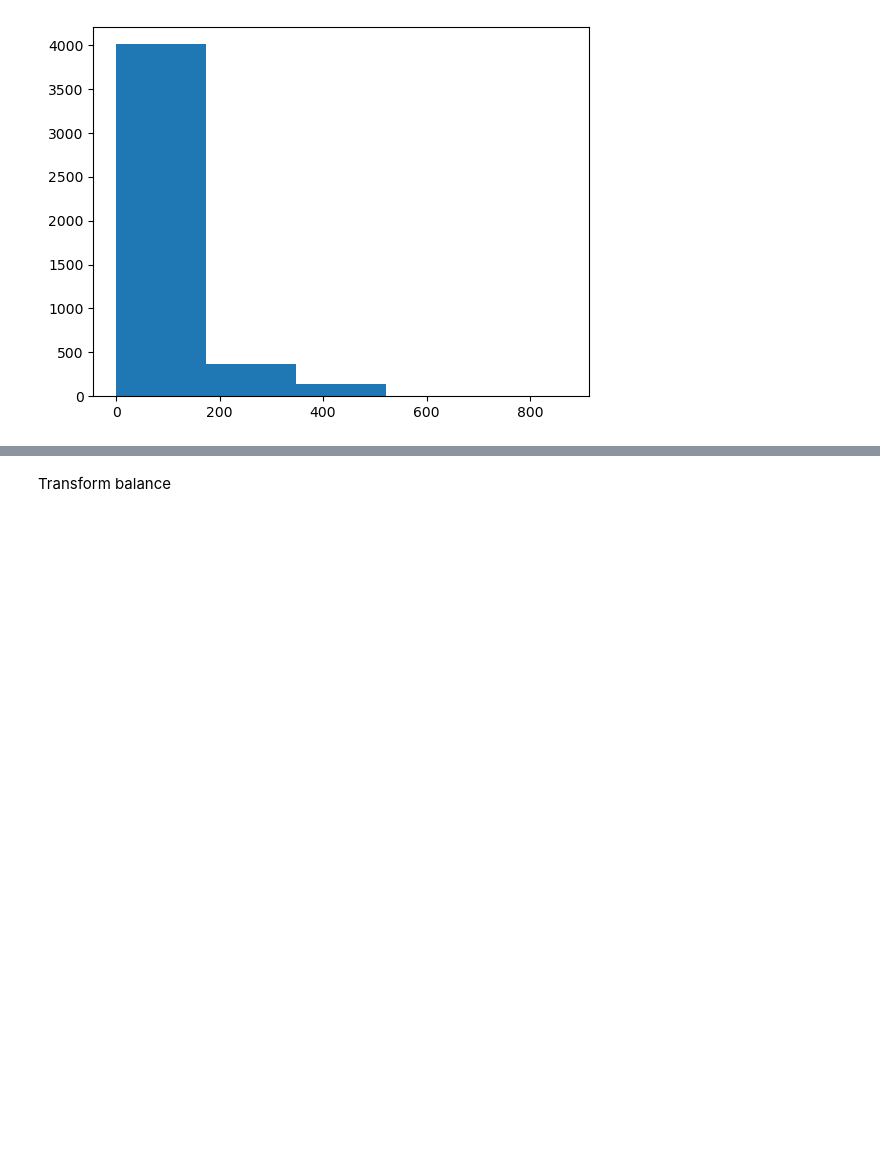
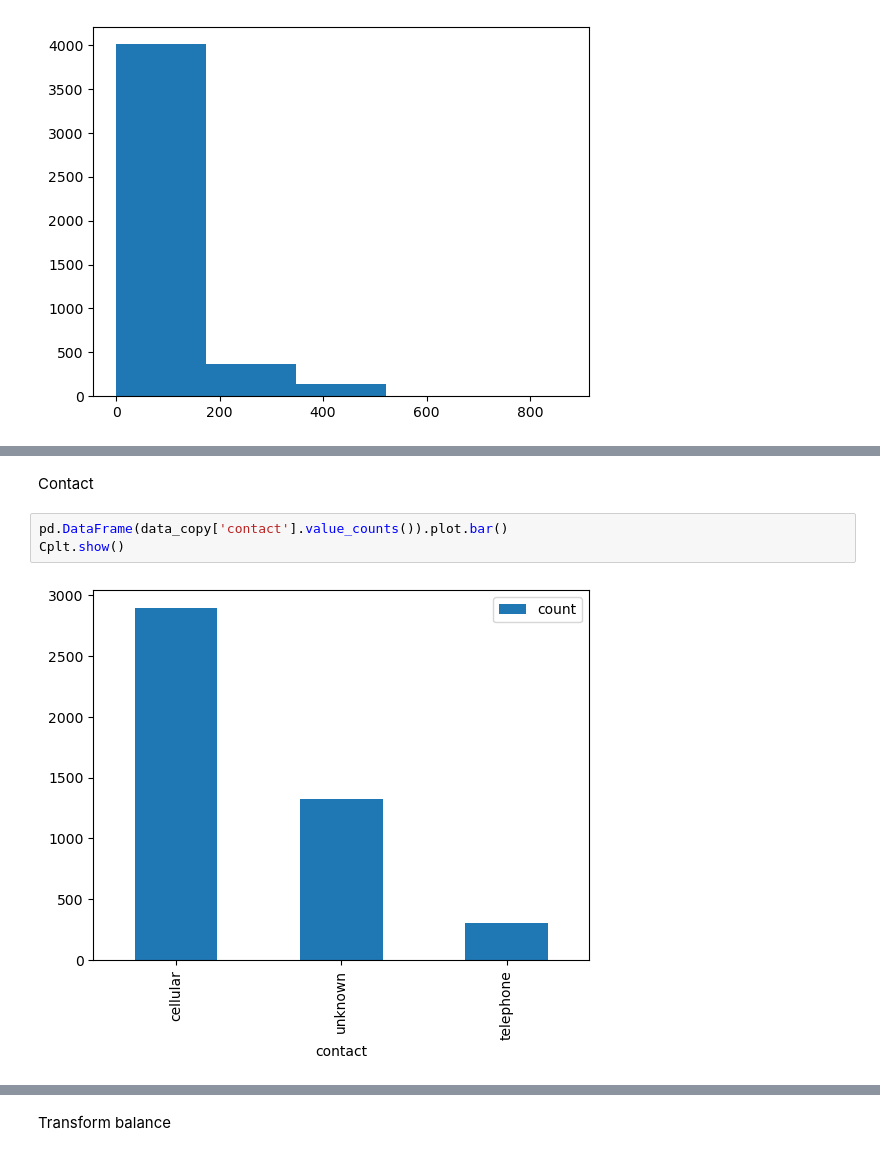
Before and after one commit to klmartin1998/spring2024-data622, a Jupyter notebook: assignments/assignment4/data622_final_project.ipynb, the cells around one changed output, grey strips where cells are left out. Drawn from its saved outputs; the diff is of its cells as text; blank space fills up the shorter version.

```diff
--- a/assignments/assignment4/data622_final_project.ipynb
+++ b/assignments/assignment4/data622_final_project.ipynb
@@ -103,0 +212,7 @@ import numpy as np
+# %% [markdown]
+Contact
+# %%
+pd.DataFrame(data_copy['contact'].value_counts()).plot.bar()
+Cplt.show()
+# %% [output]
+[figure, added]
```
Also changed, not shown: parts of 72 cells of this notebook.
